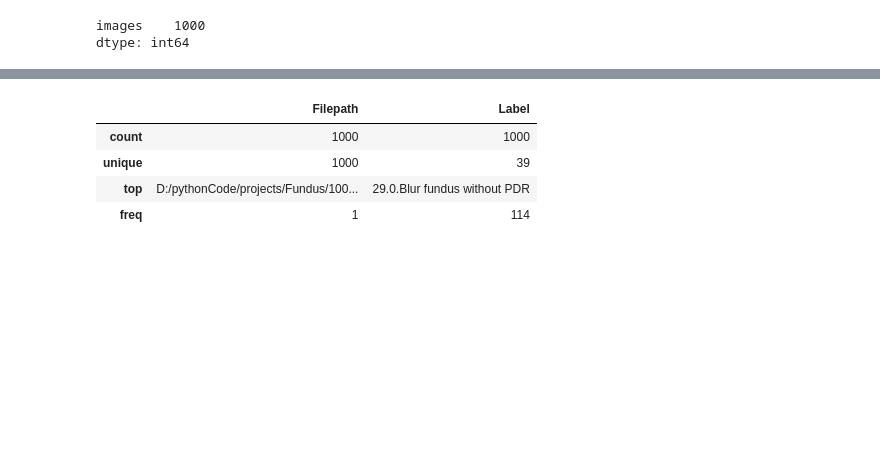
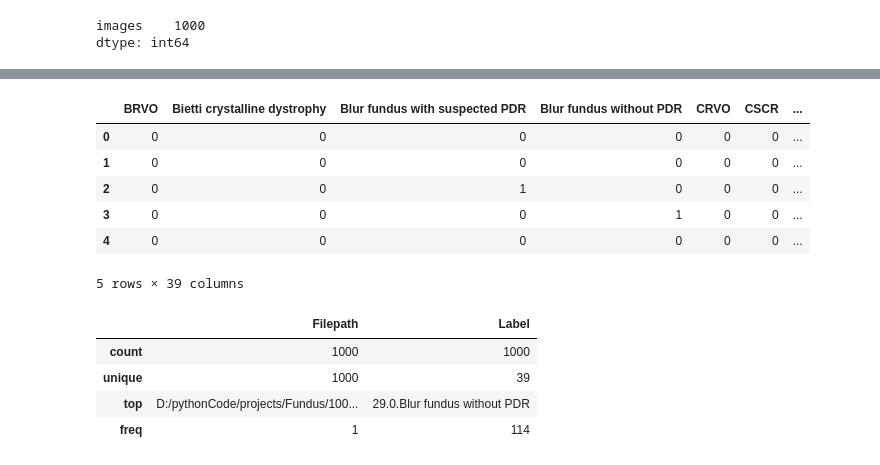
Before and after one commit to charcode123/Fundus-image-up-sampling, a Jupyter notebook: datapreprocess.ipynb, the cells around one changed output, grey strips where cells are left out. Cells and saved outputs as stored; diff of their text form; code cells hidden in the pictures; blank space fills up the shorter version.

```diff
--- a/datapreprocess.ipynb
+++ b/datapreprocess.ipynb
@@ -63,0 +73,2 @@ data.head(5)
+# %%
+classes=one_hot.classes_
@@ -63,0 +92,7 @@ data.head(5)
+# %%
+Dic={}
+x=0
+for i in classes:
+    dic={x:i}
+    Dic.update(dic)
+    x=x+1
@@ -64,3 +119,17 @@ data.head(5)
+# %%
+Y=pd.DataFrame(Y)
+# %%
+Y.rename(columns=Dic,inplace=True)
+# %%
+Y.head()
+# %% [output]
+|  | BRVO | Bietti crystalline dystrophy | Blur fundus with suspected PDR | Blur fundus without PDR | CRVO | CSCR | ... |
+| 0 | 0 | 0 | 0 | 0 | 0 | 0 | ... |
+| 1 | 0 | 0 | 0 | 0 | 0 | 0 | ... |
+| 2 | 0 | 0 | 1 | 0 | 0 | 0 | ... |
+| 3 | 0 | 0 | 0 | 1 | 0 | 0 | ... |
+| 4 | 0 | 0 | 0 | 0 | 0 | 0 | ... |
+5 rows × 39 columns
 # %%
 data.describe()
 # %% [output]
```
Also changed, not shown: parts of 16 cells of this notebook, 1 other file.
